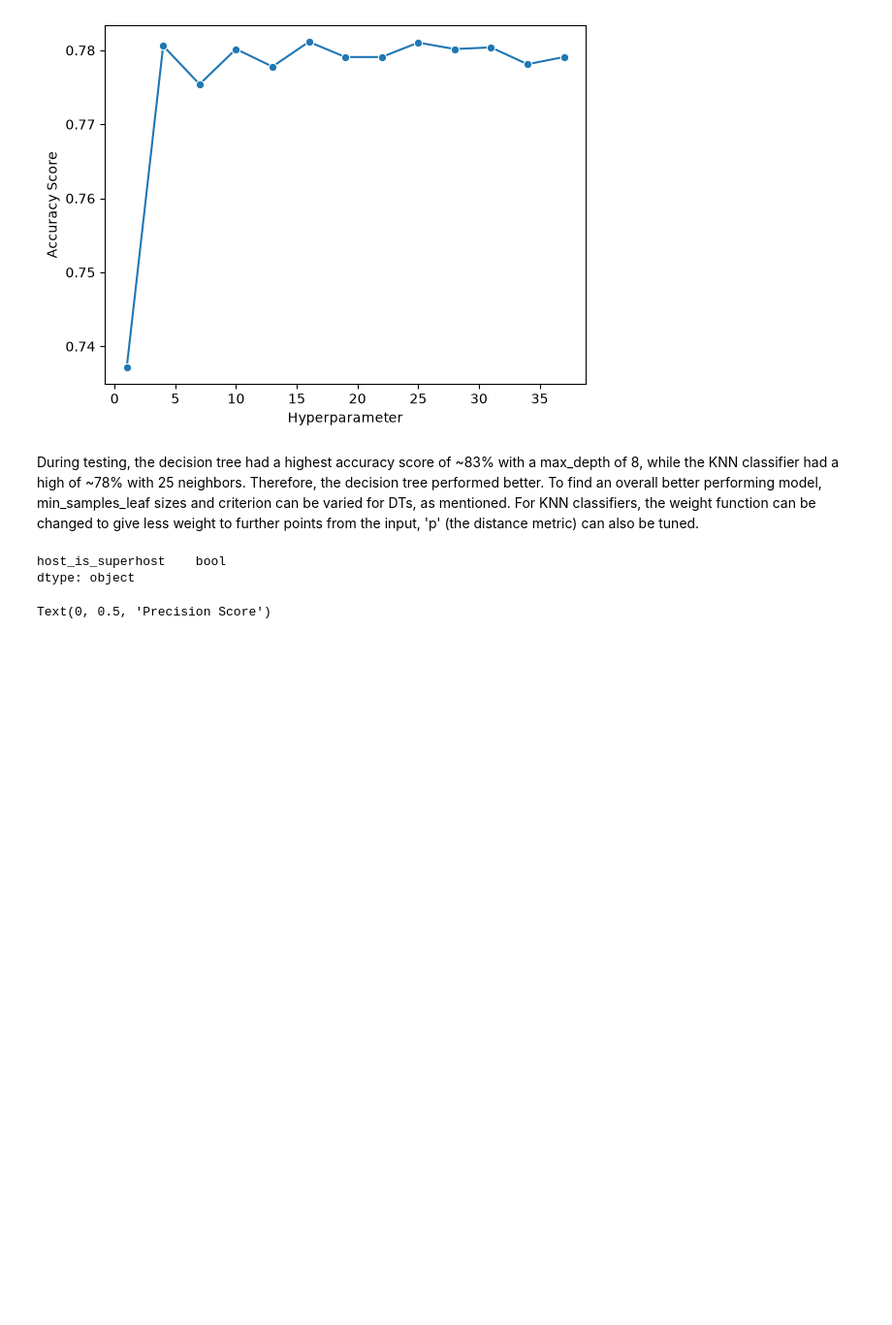
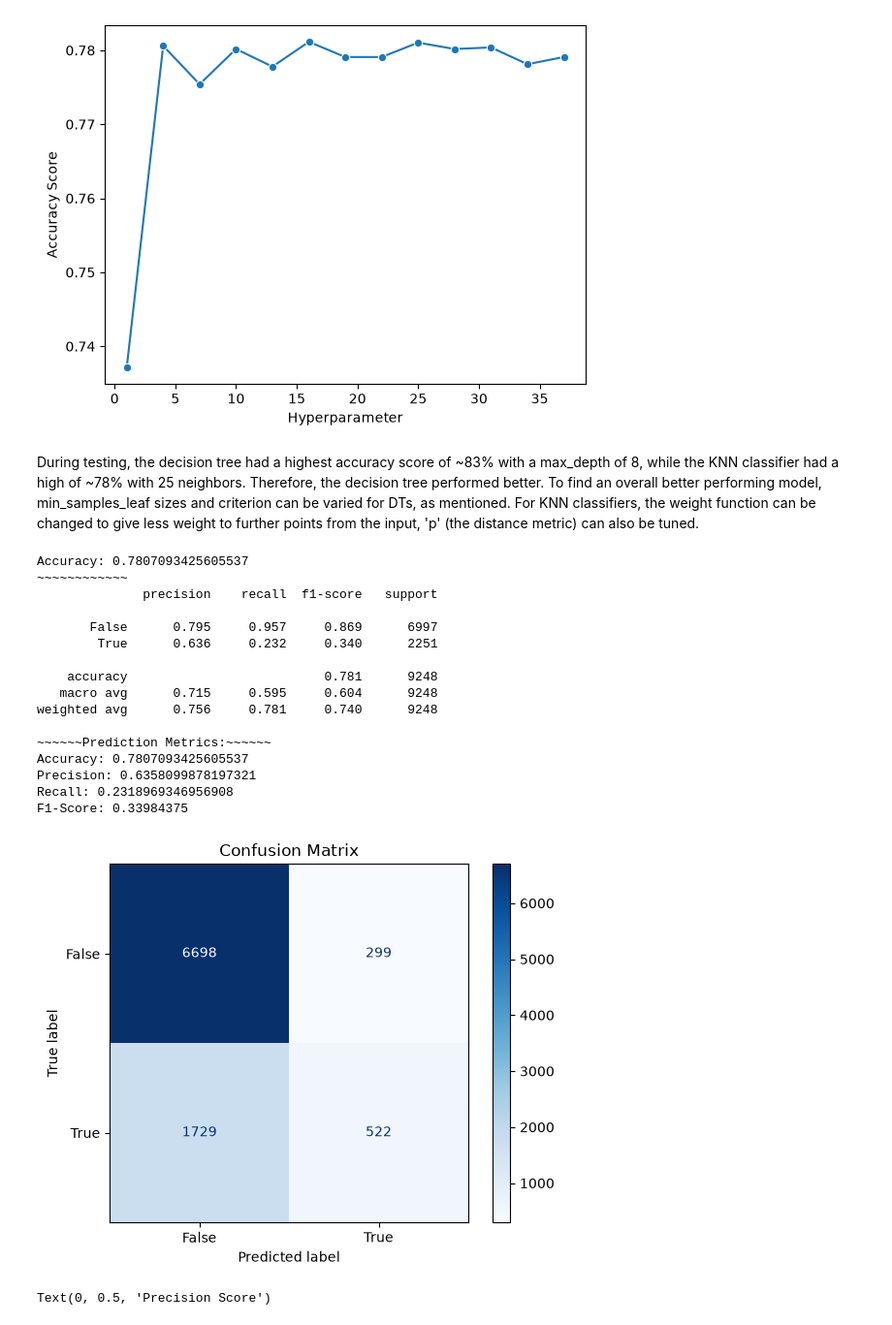
Before and after one commit to fernandezLeonardo/airbnb-nyc-classification, a Jupyter notebook: Fernandez_Leonardo_CA2.ipynb, the cells around one changed output. Shown at 97% size. Drawn from its saved outputs; the diff is of its cells as text; code cells hidden in the pictures; blank space fills up the shorter version.

```diff
--- a/Fernandez_Leonardo_CA2.ipynb
+++ b/Fernandez_Leonardo_CA2.ipynb
@@ -308,29 +308,45 @@ best_k = grid_search.best_params_['n_neighbors']
 # %%
 # Create our new best model
 from sklearn.metrics import accuracy_score, f1_score, precision_score, recall_score, confusion_matrix, ConfusionMatrixDisplay, classification_report
 model_best = KNeighborsClassifier(n_neighbors=best_k)
 model_best.fit(X_train, y_train.to_numpy().ravel())
 y_pred_proba = model_best.predict_proba(X_test)
 probability_predictions = y_pred_proba[:, 1]  # Probability of 'True' predictions
+y_pred = model_best.predict(X_test)
 
 class_label_predictions = model_best.predict(X_test)
 acc = accuracy_score(y_test, class_label_predictions)
 print(f"Accuracy: {acc}\n~~~~~~~~~~~~")
 print(classification_report(y_test, class_label_predictions, digits=3))
 print("~~~~~~Prediction Metrics:~~~~~~")
 print("Accuracy:", accuracy_score(y_test, y_pred))
 print("Precision:", precision_score(y_test, y_pred))
 print("Recall:", recall_score(y_test, y_pred))
 print("F1-Score:", f1_score(y_test, y_pred))
 
 cm = confusion_matrix(y_test, class_label_predictions)
 disp = ConfusionMatrixDisplay(confusion_matrix=cm, display_labels=['False', 'True'])
 disp.plot(cmap=plt.cm.Blues)
 plt.title("Confusion Matrix")
 plt.show()
 # %% [output]
-host_is_superhost    bool
-dtype: object
+Accuracy: 0.7807093425605537
+~~~~~~~~~~~~
+              precision    recall  f1-score   support
+
+       False      0.795     0.957     0.869      6997
+        True      0.636     0.232     0.340      2251
+
+    accuracy                          0.781      9248
+   macro avg      0.715     0.595     0.604      9248
+weighted avg      0.756     0.781     0.740      9248
+
+~~~~~~Prediction Metrics:~~~~~~
+Accuracy: 0.7807093425605537
+Precision: 0.6358099878197321
+Recall: 0.2318969346956908
+F1-Score: 0.33984375
+[figure, added]
 # %%
 from sklearn.metrics import precision_recall_curve
 # Vary the threshold for classification threshold and see relation between precision vs recall
```
Also changed, not shown: parts of 2 cells of this notebook.
